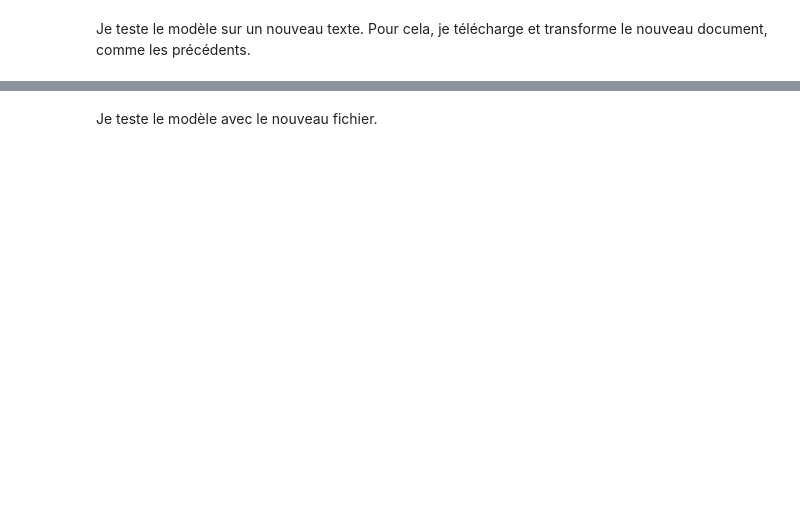
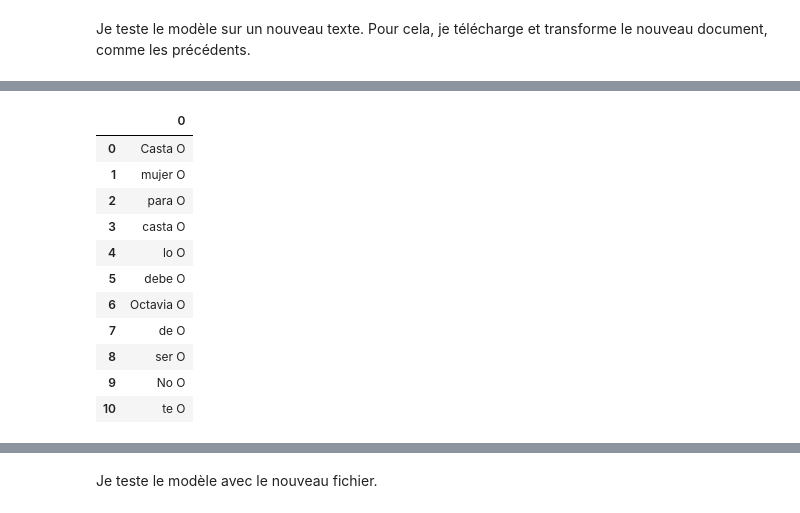
Before and after one commit to MiguelBetti/Cartographie_memoire, a Jupyter notebook: CartographieLope_2.ipynb, the cells around one changed output, grey strips where cells are left out. Drawn from its saved outputs; the diff is of its cells as text; code cells hidden in the pictures; blank space fills up the shorter version.

```diff
--- a/CartographieLope_2.ipynb
+++ b/CartographieLope_2.ipynb
@@ -424,0 +402,16 @@ Je teste le modèle sur un nouveau texte. Pour cela, je télécharge et transfor
+# %%
+df = pd.read_csv('/content/training_data/LOPE_AMANTESAMOR.tsv', sep="\t", header=None)
+df.head(11)
+# %% [output]
+|  | 0 |
+| 0 | Casta O |
+| 1 | mujer O |
+| 2 | para O |
+| 3 | casta O |
+| 4 | lo O |
+| 5 | debe O |
+| 6 | Octavia O |
+| 7 | de O |
+| 8 | ser O |
+| 9 | No O |
+| 10 | te O |
```
Also changed, not shown: parts of 27 cells of this notebook.
